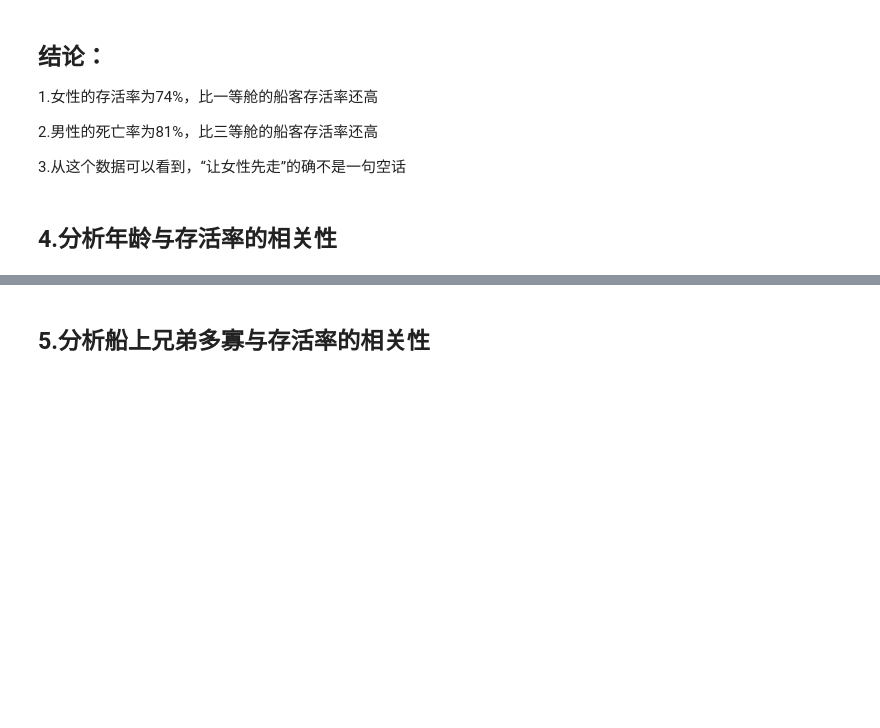
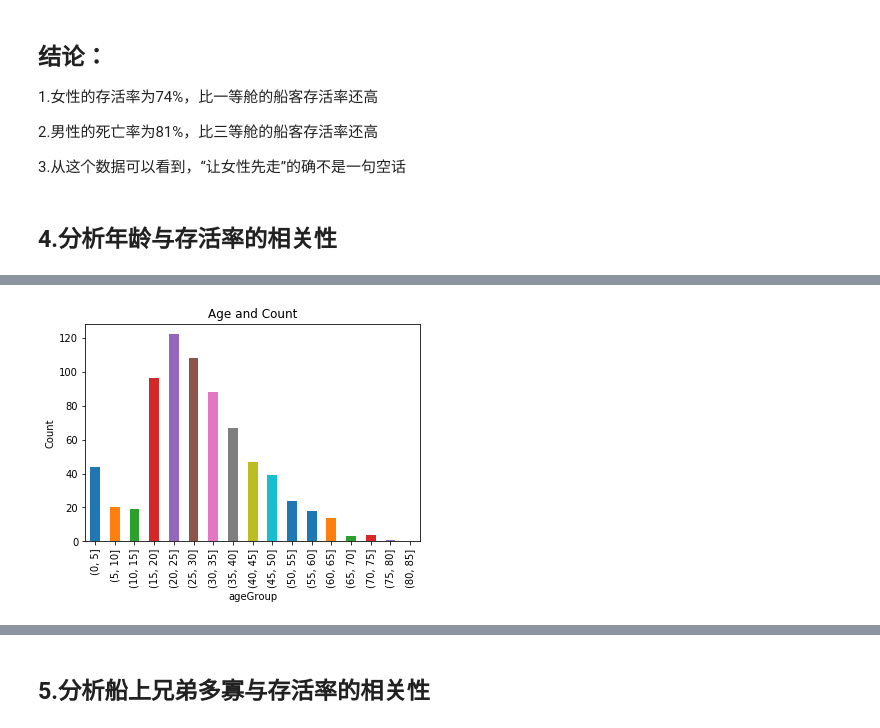
Before and after one commit to hjh399/data-analysis, a Jupyter notebook: project/titanic-data.ipynb, the cells around one changed output, grey strips where cells are left out. Cells and saved outputs as stored; diff of their text form; code cells hidden in the pictures; blank space fills up the shorter version.

```diff
--- a/project/titanic-data.ipynb
+++ b/project/titanic-data.ipynb
@@ -142,0 +109,5 @@ age_pcts[1].plot(figsize=(15, 8))
+# %%
+#感觉10岁间隔还是不够清晰，所以以5岁为间隔
+bins = np.arange(0, 90, 5)
+trip_data['ageGroup'] = pd.cut(trip_data['Age'],bins)
+trip_data.groupby(['ageGroup'])['PassengerId'].count()
@@ -142,0 +134,7 @@ age_pcts[1].plot(figsize=(15, 8))
+# %%
+trip_data.groupby(['ageGroup'])['PassengerId'].count().plot(kind = 'bar')
+plt.title("Age and Count")
+plt.ylabel('Count')
+plt.show()
+# %% [output]
+[figure, added]
```
Also changed, not shown: parts of 21 cells of this notebook.
